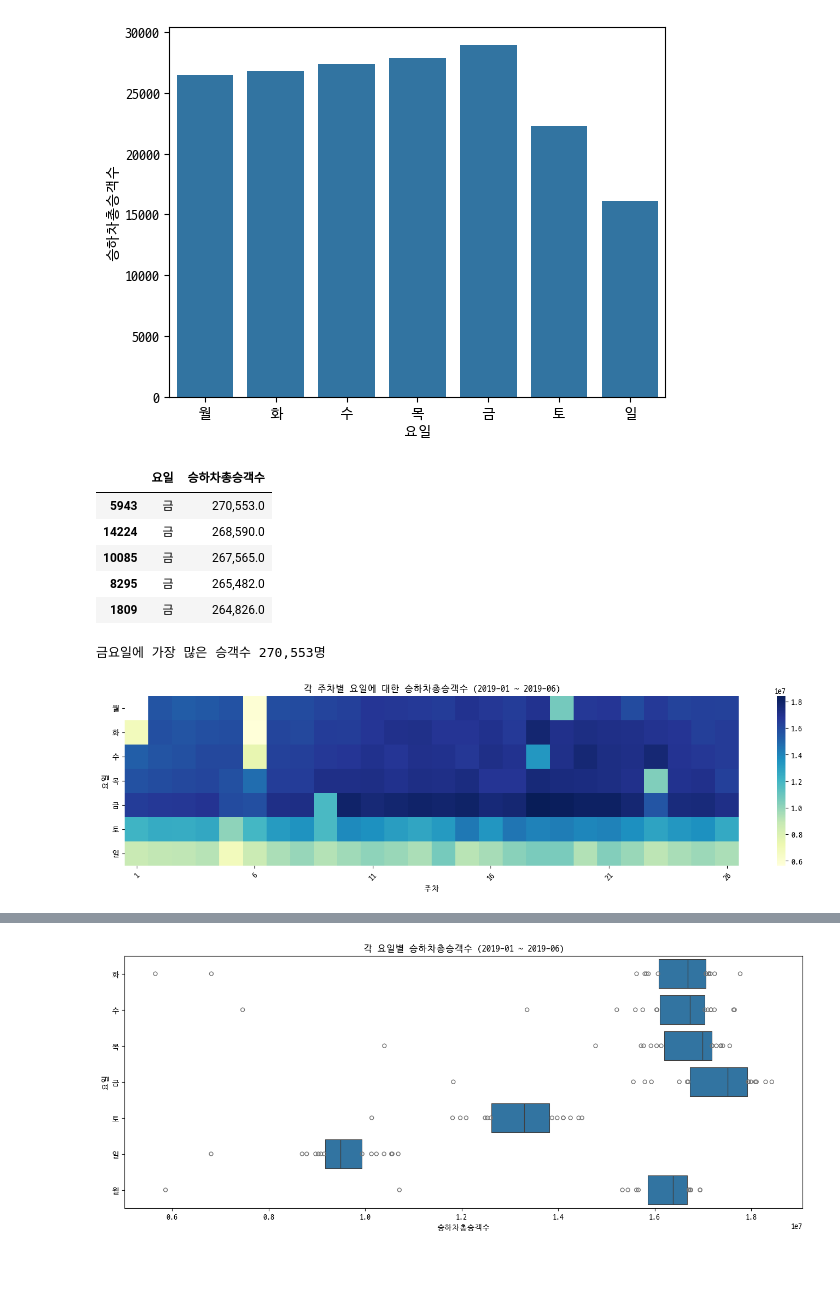
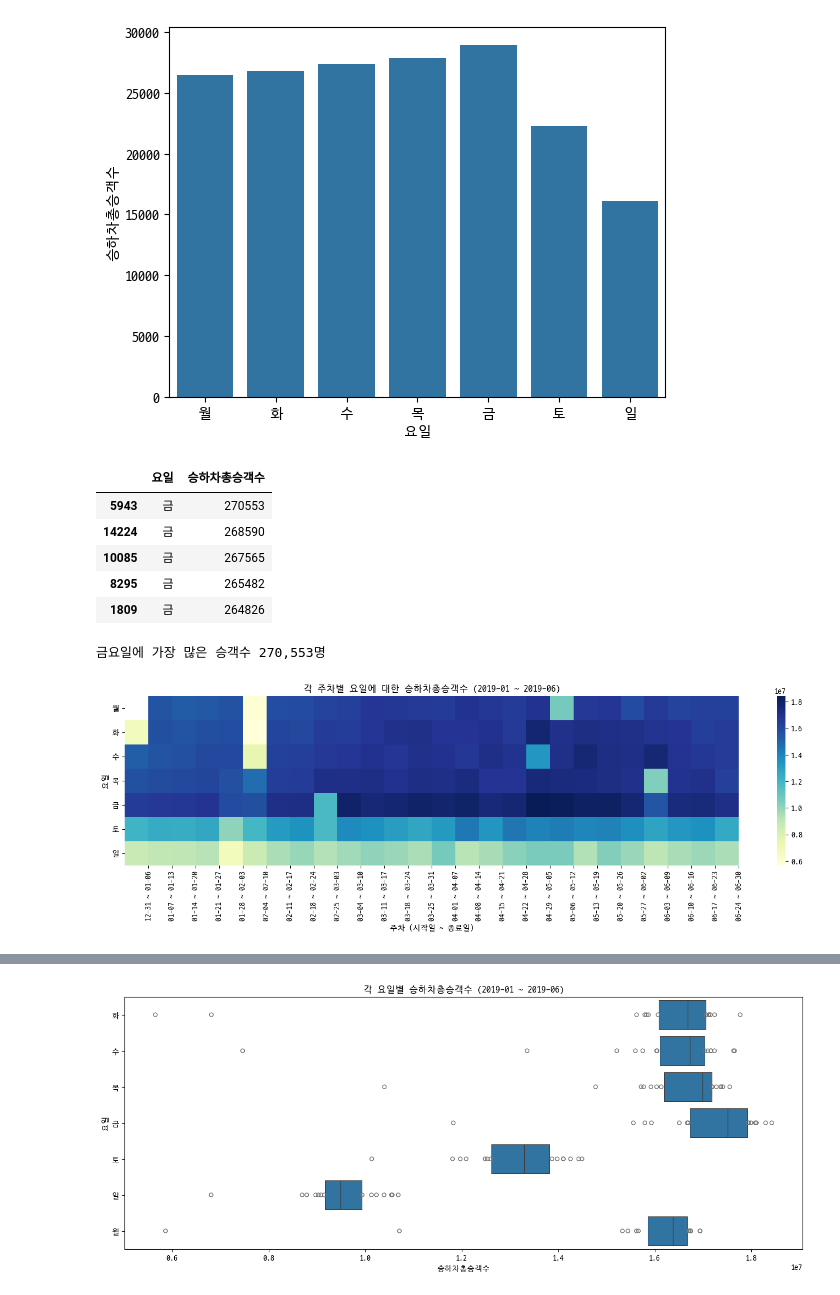
Before and after one commit to smu-202115064/Training-project-for-AI-X-Pioneers-Basic, a Jupyter notebook: 실습/김동주 - 지하철 이용승객 분석.ipynb, the cells around one changed output, grey strips where cells are left out. Cells and saved outputs as stored; diff of their text form; code cells hidden in the pictures; blank space fills up the shorter version.

```diff
--- a/실습/김동주 - 지하철 이용승객 분석.ipynb
+++ b/실습/김동주 - 지하철 이용승객 분석.ipynb
@@ -123,7 +121,7 @@ df_subway_raw['요일'] = df_subway_raw['사용일자'].dt.dayofweek.map({ idx:
 df_subway_raw['연'] = df_subway_raw['사용일자'].dt.year
 df_subway_raw['월'] = df_subway_raw['사용일자'].dt.month
 df_subway_raw['일'] = df_subway_raw['사용일자'].dt.date
-df_subway_raw['승하차총승객수'] = df_subway_raw['승차총승객수'] + df_subway_raw['하차총승객수']
+df_subway_raw['승하차총승객수'] = (df_subway_raw['승차총승객수'] + df_subway_raw['하차총승객수']).astype(int)
 
 df_subway_raw.sample(10)
 # %% [output]
@@ -255,11 +239,11 @@ df = df_subway_raw[['요일', '승하차총승객수']]
 df.sort_values(by='승하차총승객수', ascending=False).head()
 # %% [output]
 |  | 요일 | 승하차총승객수 |
-| 5943 | 금 | 270,553.0 |
-| 14224 | 금 | 268,590.0 |
-| 10085 | 금 | 267,565.0 |
-| 8295 | 금 | 265,482.0 |
-| 1809 | 금 | 264,826.0 |
+| 5943 | 금 | 270553 |
+| 14224 | 금 | 268590 |
+| 10085 | 금 | 267565 |
+| 8295 | 금 | 265482 |
+| 1809 | 금 | 264826 |
 # %%
 row = df.sort_values(by='승하차총승객수', ascending=False).iloc[0]
 print(f"{row['요일']}요일에 가장 많은 승객수 {row['승하차총승객수']:,.0f}명")
@@ -268,18 +252,27 @@ print(f"{row['요일']}요일에 가장 많은 승객수 {row['승하차총승
 # %%
 df = df_subway_raw \
     .groupby(['주차', '요일']) \
     .sum(numeric_only=True) \
     .reset_index() \
     .pivot(index='요일', columns='주차', values='승하차총승객수')
 
 df.index = pd.CategoricalIndex(df.index, categories=DAY_OF_WEEK)
 df.sort_index(inplace=True)
 
+date = datetime.date(2018, 12, 31)
+xticks = []
+xlabels = []
+for i in range(1, 27):
+    xticks.append(i)
+    xlabels.append(f'{date:%m-%d} ~ {date + datetime.timedelta(days=6):%m-%d}')
+    date += datetime.timedelta(weeks=1)
+
 plt.figure(figsize=(18, 4))
 sns.heatmap(df, cmap='YlGnBu')
 plt.title("각 주차별 요일에 대한 승하차총승객수 (2019-01 ~ 2019-06)")
 plt.yticks(rotation=0)
-plt.xticks(plt.xticks()[0][::5], rotation=45)
+plt.xticks(ticks=xticks, labels=xlabels, rotation=90)
+plt.xlabel('주차 (시작일 ~ 종료일)')
 plt.show()
 # %% [output]
-[figure, old version]
+[figure, new version]
```
Also changed, not shown: parts of 19 cells of this notebook.
